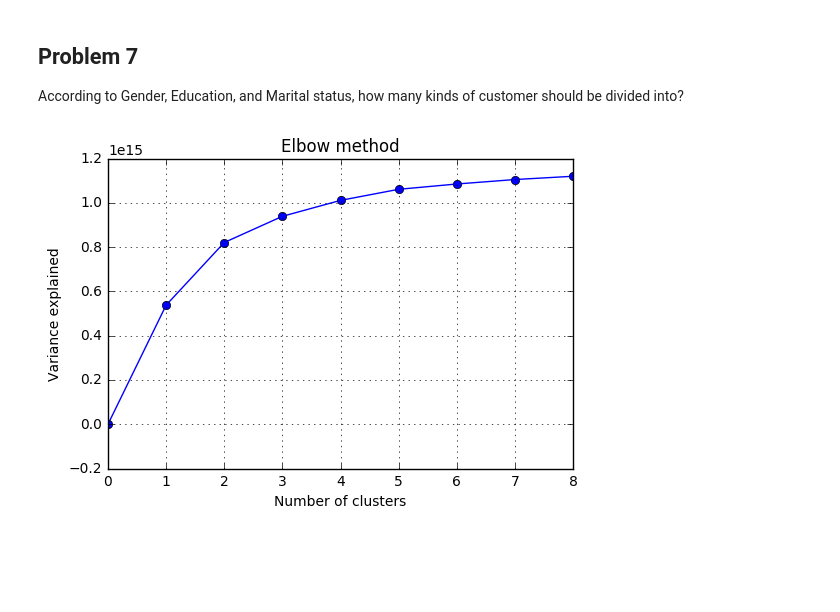
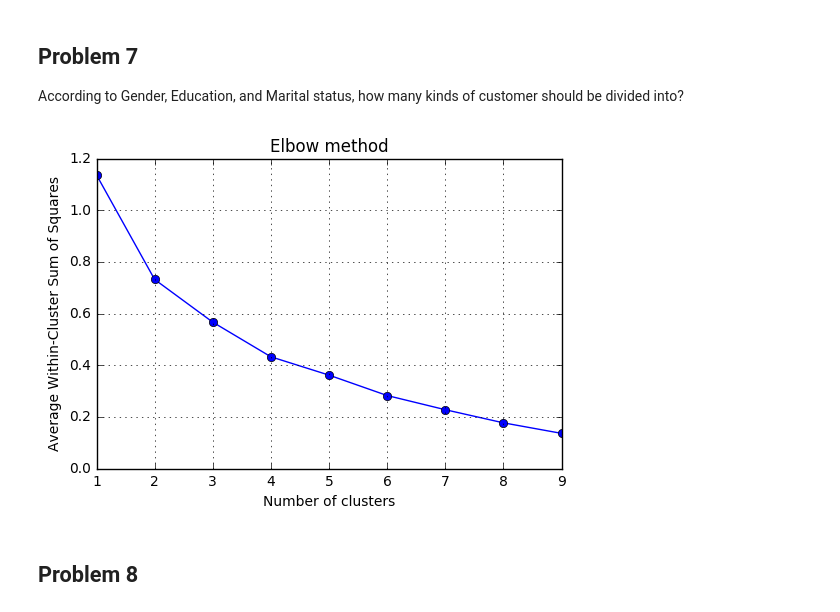
Before and after one commit to qas612820704/dataMiningCourse, a Jupyter notebook: Hw2/DataMining_HomeWork_2.ipynb, the cells around one changed output. Cells and saved outputs as stored; diff of their text form; code cells hidden in the pictures; blank space fills up the shorter version.

Commit message:
Solved Problem 7

```diff
--- a/Hw2/DataMining_HomeWork_2.ipynb
+++ b/Hw2/DataMining_HomeWork_2.ipynb
@@ -216,4 +201,23 @@ def elbow_method(df, n):
-# %%
-elbow_method(df, 10)
-# %% [output]
-[figure, removed]
+# %%
+df_g_e_m = df[["SEX", "EDUCATION", "MARRIAGE"]]
+
+NUMBER_OF_K = 10
+
+avg_sum_of_squares = [None for _ in range(NUMBER_OF_K)]
+# %%
+for i in range(1, NUMBER_OF_K):
+    clf = KMeans(n_clusters=i).fit(df_g_e_m)
+    dist_from_center = cdist(df_g_e_m.values, clf.cluster_centers_)
+    dist = np.array([min(d) for d in dist_from_center])
+    avg_sum_of_squares[i] = sum(dist**2) / dist.shape[0]
+# %%
+plt.title("Elbow method")
+plt.xlabel("Number of clusters")
+plt.ylabel("Average Within-Cluster Sum of Squares")
+plt.grid(True)
+plt.plot(avg_sum_of_squares, marker='o')
+plt.show()
+# %% [output]
+[figure, added]
+# %% [markdown]
+## Problem 8
```
Also changed, not shown: parts of 5 cells of this notebook.
